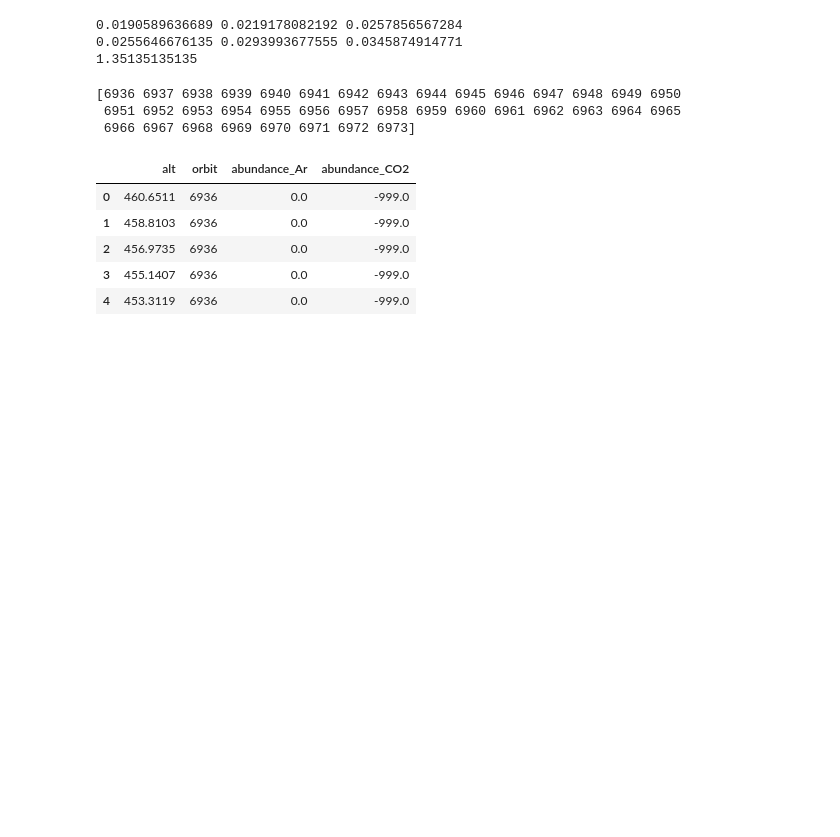
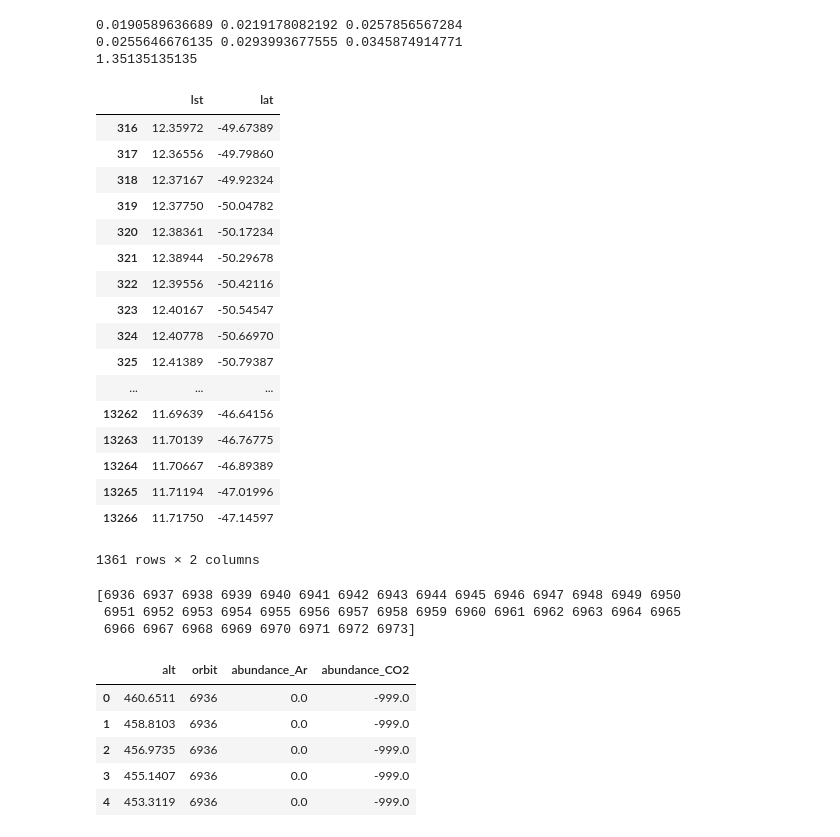
Before and after one commit to marek-slipski/NGIMS-hp, a Jupyter notebook: notebooks/DD9.ipynb, the cells around one changed output. Saved outputs shown, nothing was run; the diff lists cells and outputs as text; code cells hidden in the pictures; blank space fills up the shorter version.

```diff
--- a/notebooks/DD9.ipynb
+++ b/notebooks/DD9.ipynb
@@ -40,6 +40,27 @@ with open('../DD9.dat') as f:
 bin_df = rr.combine_files(files,io='I')  # inbound only
 bin_df_re = rr.realign(bin_df) # convert sp and abun columns to species-specific abunds
 bin_df_re = bin_df_re[bin_df_re['orbit']<6974]
+# %%
+bin_df_re[bin_df_re['alt']<130][['lst','lat']]
+# %% [output]
+|  | lst | lat |
+| 316 | 12.35972 | -49.67389 |
+| 317 | 12.36556 | -49.79860 |
+| 318 | 12.37167 | -49.92324 |
+| 319 | 12.37750 | -50.04782 |
+| 320 | 12.38361 | -50.17234 |
+| 321 | 12.38944 | -50.29678 |
+| 322 | 12.39556 | -50.42116 |
+| 323 | 12.40167 | -50.54547 |
+| 324 | 12.40778 | -50.66970 |
+| 325 | 12.41389 | -50.79387 |
+| ... | ... | ... |
+| 13262 | 11.69639 | -46.64156 |
+| 13263 | 11.70139 | -46.76775 |
+| 13264 | 11.70667 | -46.89389 |
+| 13265 | 11.71194 | -47.01996 |
+| 13266 | 11.71750 | -47.14597 |
+1361 rows × 2 columns
 # %%
 print(bin_df_re['orbit'].unique())
 bin_df_re[['alt','orbit','abundance_Ar','abundance_CO2']].head()
```
Also changed, not shown: parts of 8 cells of this notebook, 25 other files.
